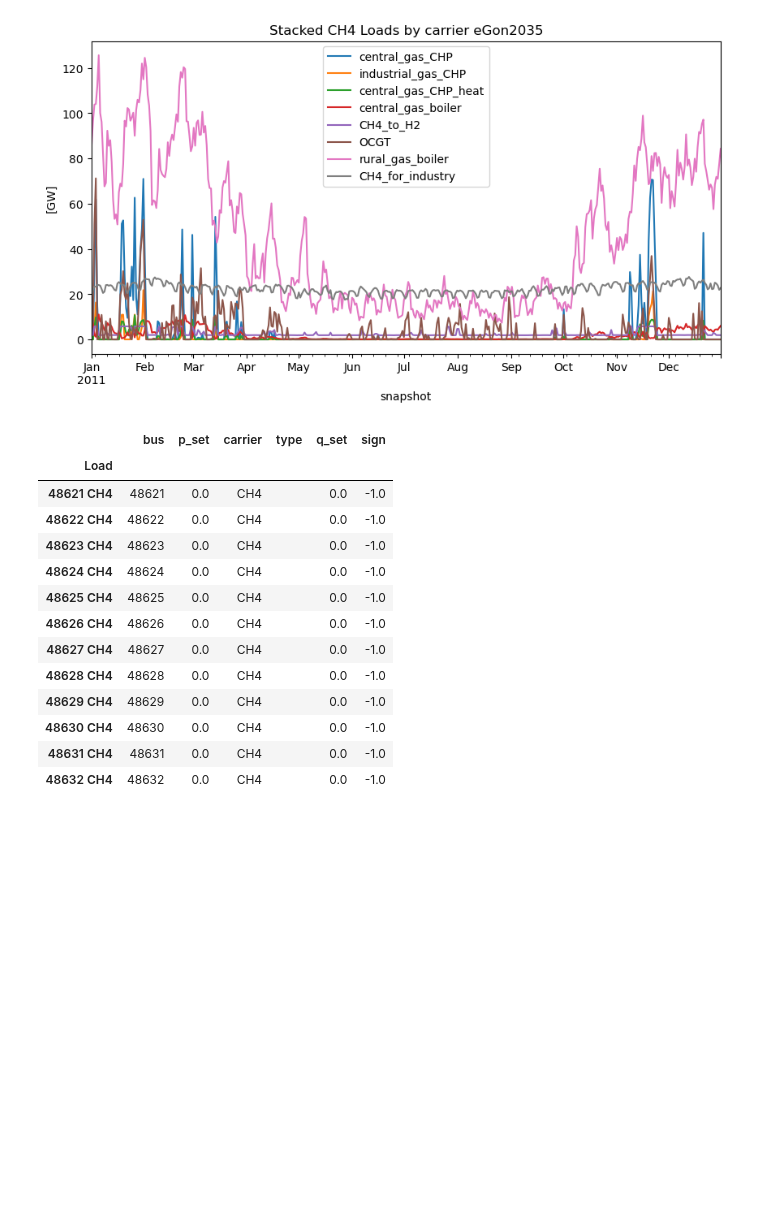
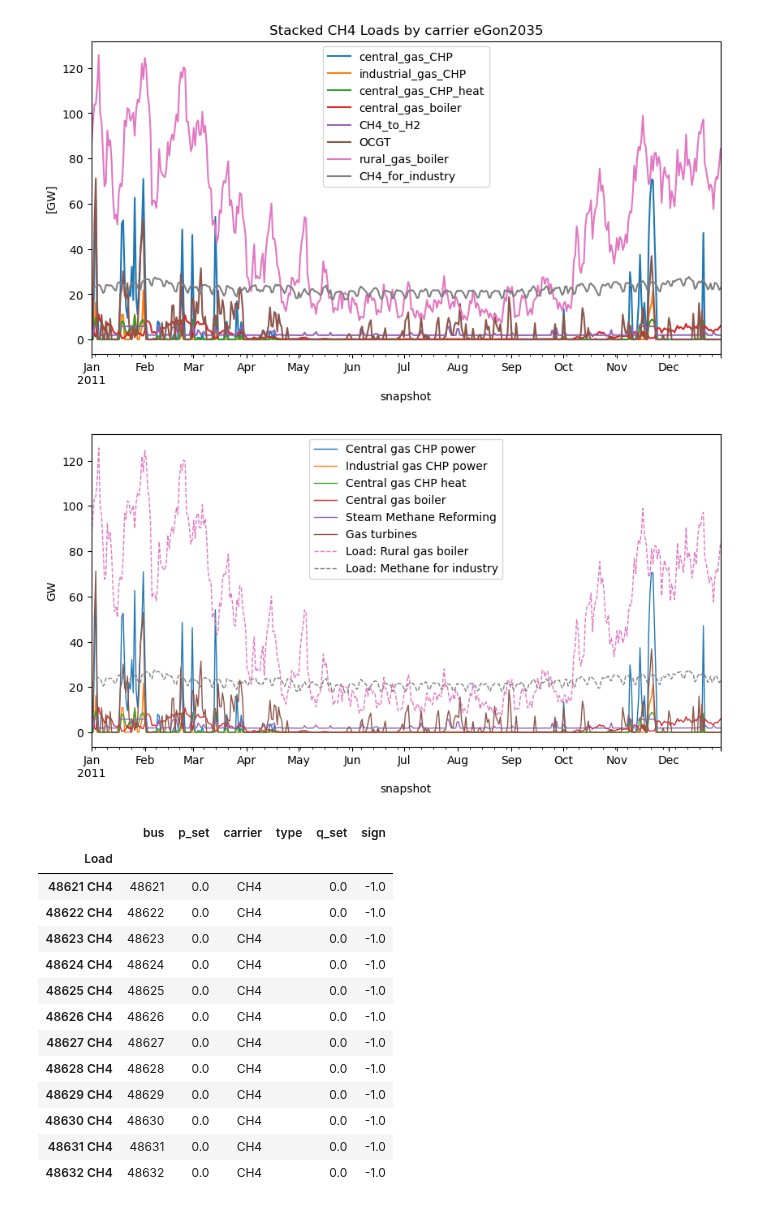
Before and after one commit to openego/eTraGo, a Jupyter notebook: etrago/gas_analysis_etrago.ipynb, the cells around one changed output. Cells and saved outputs as stored; diff of their text form; code cells hidden in the pictures; blank space fills up the shorter version.

```diff
--- a/etrago/gas_analysis_etrago.ipynb
+++ b/etrago/gas_analysis_etrago.ipynb
@@ -1168,6 +1171,73 @@ for key in networks:
     fig.show()
 # %% [output]
 [figure]
+# %%
+# Figure for final report
+
+rel_ch4_links_carriers = network.links.loc[network.links.bus0.isin(network.buses.loc[network.buses.carrier == 'CH4'].index)].carrier.unique()
+rel_ch4_links_carriers = np.delete(rel_ch4_links_carriers, np.where(rel_ch4_links_carriers == 'CH4'))
+rel_ch4_loads_carriers = ['rural_gas_boiler', 'CH4_for_industry']#, 'CH4'
+
+CH4_use = {}
+total_dispatch_ch4_store = {}
+ch4_links = []
+load = []
+
+for key in networks:
+    # # Links consuming CH4
+    # CH4_use[key] = networks[key].links_t.p0[networks[key].links.loc[networks[key].links.carrier == rel_ch4_links_carriers[0]].index.to_list()]
+    # CH4_use[key] = pd.DataFrame(CH4_use[key].sum(axis=1))
+    # CH4_use[key] = CH4_use[key].rename(columns={0:rel_ch4_links_carriers[0]})
+
+    # for i in rel_ch4_links_carriers[1:]:
+    #     ch4_loads = networks[key].links_t.p0[networks[key].links.loc[networks[key].links.carrier == i].index.to_list()]
+    #     CH4_use[key][i] = ch4_loads.sum(axis=1)
+
+    for i in rel_ch4_links_carriers:
+        ch4_links_o = networks[key].links_t.p0[networks[key].links.loc[networks[key].links.carrier == i].index.to_list()]
+        ch4_links.append(ch4_links_o.sum(axis=1))
+
+    # CH4 loads
+    DE_loads = networks[key].loads.loc[networks[key].loads.bus.isin(buses_DE[key].index)]
+    load.append(networks[key].loads_t.p[DE_loads.loc[DE_loads.carrier == 'rural_gas_boiler'].index.to_list()].sum(axis=1))
+    load.append(networks[key].loads_t.p[DE_loads.loc[DE_loads.carrier == 'CH4_for_industry'].index.to_list()].sum(axis=1))
+
+    links_labels = [
+        "Central gas CHP power",
+        "Industrial gas CHP power",
+        "Central gas CHP heat",
+        "Central gas boiler",
+        "Steam Methane Reforming",
+        "Gas turbines",
+        ]#
+
+    loads_labels = [
+        "Load: Rural gas boiler",
+        "Load: Methane for industry",
+        ]
+
+    # Plot
+    fig = plt.figure(figsize=(10,5)) #, dpi=300
+    for i,j in enumerate(ch4_links):
+        (j.resample('20H').mean()/1e3).plot( #.area
+            ax = plt.gca(),
+            ylabel = "GW",
+            legend=True,
+            label = links_labels[i],
+            linewidth=1,
+        )
+    for i,j in enumerate(load):
+        (j.resample('20H').mean()/1e3).plot( #.area
+            ax = plt.gca(),
+            linestyle= 'dashed',
+            legend=True,
+            label = loads_labels[i],
+            linewidth=1,
+        )
+    fig.savefig("CH4_uses_DE", dpi=300)
+    fig.show()
+# %% [output]
+[figure, added]
 # %%
 abroad_CH4_loads = networks["H2_0"].loads[networks["H2_0"].loads.carrier == "CH4"]
 abroad_CH4_loads_t = networks["H2_0"].loads_t.p[abroad_CH4_loads.index].sum(axis=0)
```
Also changed, not shown: parts of 3 cells of this notebook.
